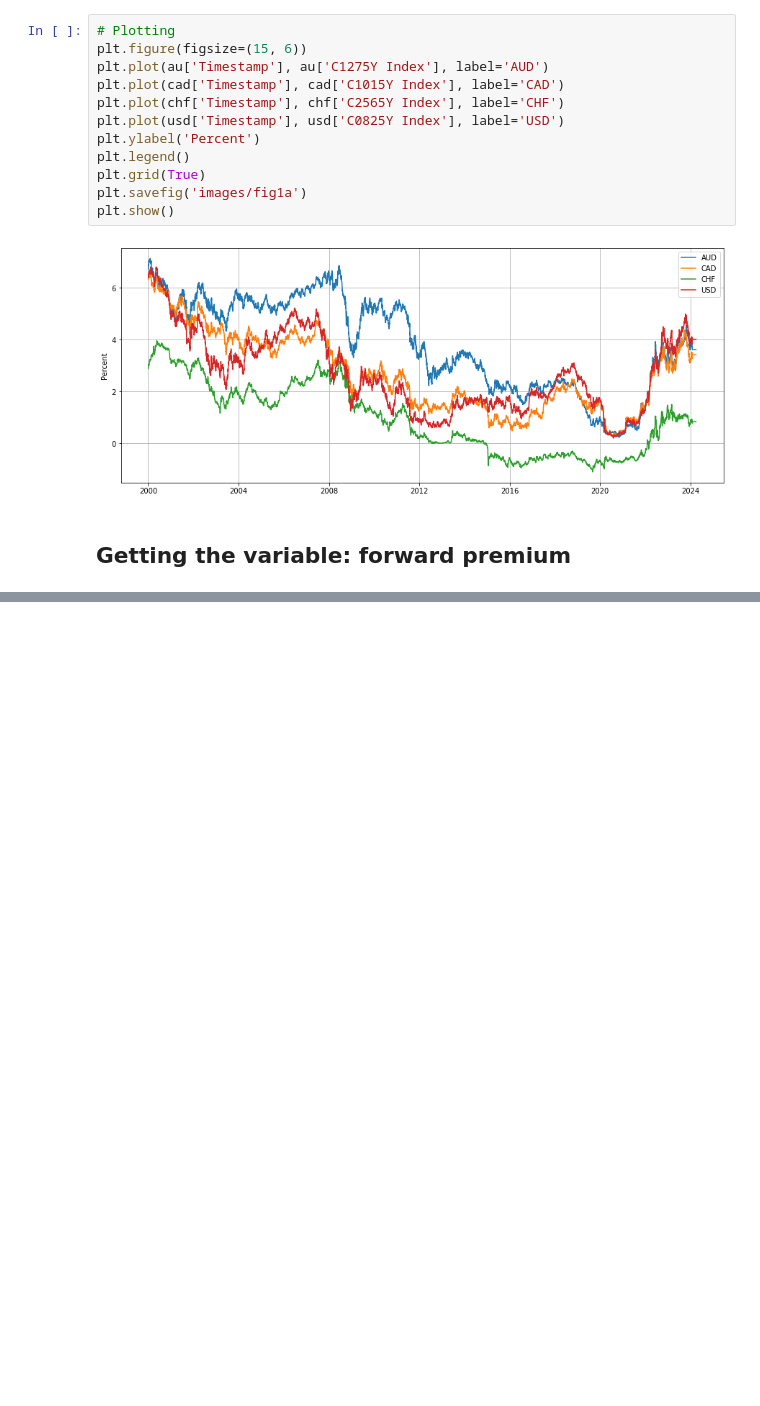
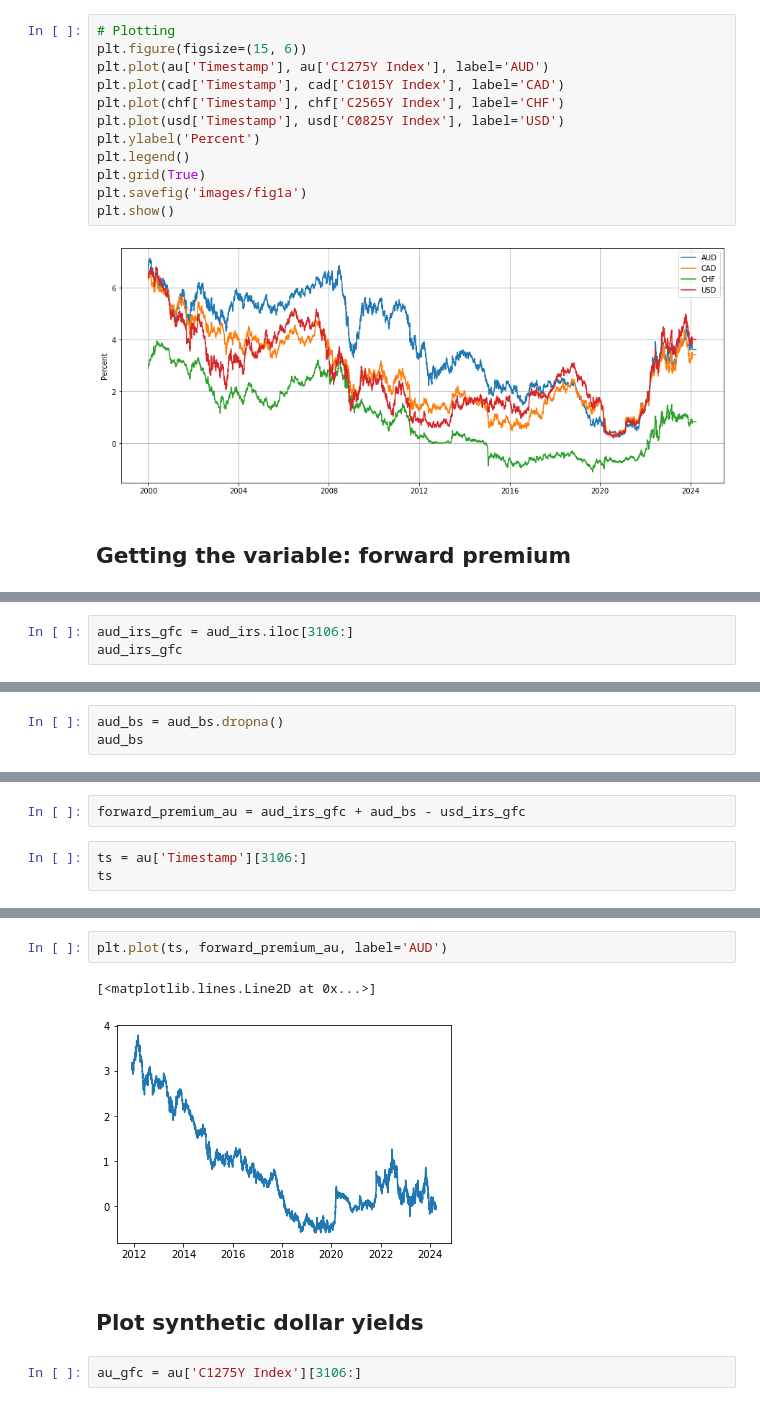
Before and after one commit to NicholasWatney/MGT6769-The-U.S.-Treasury-Premium, a Jupyter notebook: fig1_stefanie.ipynb, the cells around one changed output, grey strips where cells are left out. Saved outputs shown, nothing was run; the diff lists cells and outputs as text; blank space fills up the shorter version.

Commit message:
figure 1 complete

```diff
--- a/fig1_stefanie.ipynb
+++ b/fig1_stefanie.ipynb
@@ -150,0 +167,3 @@ KeyError: 'USSW5 CURNCY'
+# %%
+aud_irs_gfc = aud_irs.iloc[3106:]
+aud_irs_gfc
@@ -150,0 +183,3 @@ KeyError: 'USSW5 CURNCY'
+# %%
+aud_bs = aud_bs.dropna()
+aud_bs
@@ -150,0 +199,5 @@ KeyError: 'USSW5 CURNCY'
+# %%
+forward_premium_au = aud_irs_gfc + aud_bs - usd_irs_gfc
+# %%
+ts = au['Timestamp'][3106:]
+ts
@@ -150,0 +217,9 @@ KeyError: 'USSW5 CURNCY'
+# %%
+plt.plot(ts, forward_premium_au, label='AUD')
+# %% [output]
+[<matplotlib.lines.Line2D at 0x...>]
+[figure, added]
+# %% [markdown]
+## Plot synthetic dollar yields
+# %%
+au_gfc = au['C1275Y Index'][3106:]
```
Also changed, not shown: parts of 29 cells of this notebook, 6 other files.
